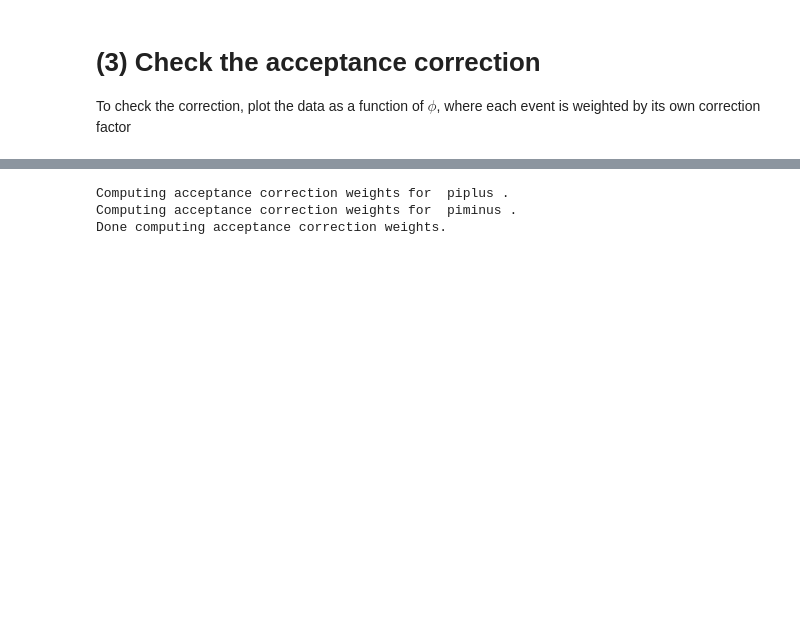
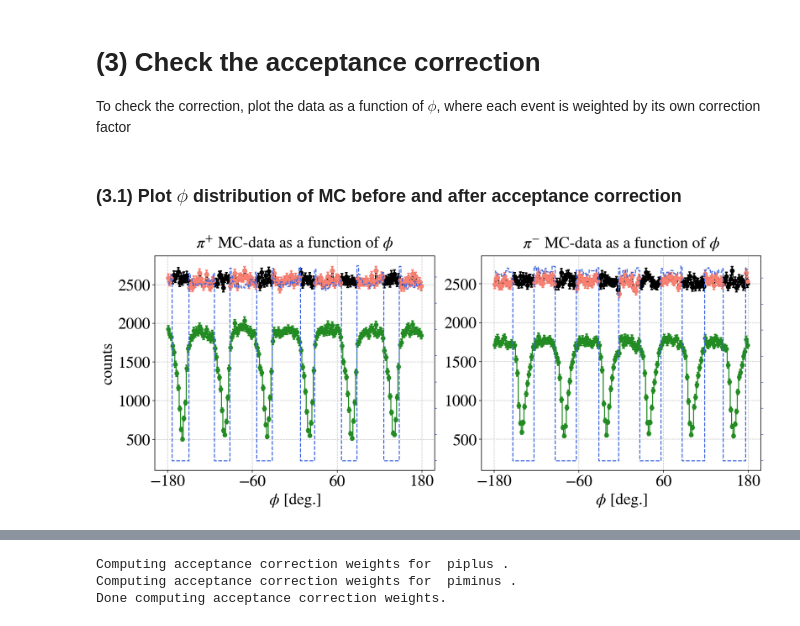
Before and after one commit to erezcoh4/SIDIS_at_BAND, a Jupyter notebook: PythonAnalysis/AcceptanceCorrections/acceptance_matching_and_correction.ipynb, the cells around one changed output, grey strips where cells are left out. Cells and saved outputs as stored; diff of their text form; code cells hidden in the pictures; blank space fills up the shorter version.

```diff
--- a/PythonAnalysis/AcceptanceCorrections/acceptance_matching_and_correction.ipynb
+++ b/PythonAnalysis/AcceptanceCorrections/acceptance_matching_and_correction.ipynb
@@ -253,3 +239,55 @@ plt.tight_layout();
 # %% [markdown]
 # (3) Check the acceptance correction
 To check the correction, plot the data as a function of $\phi$, where each event is weighted by its own correction factor
+# %% [markdown]
+### (3.1) Plot $\phi$ distribution of MC before and after acceptance correction
+# %%
+var_gen      = 'pi_Phi_g'
+label        = '$\phi$'
+units        = '[deg.]'
+scale_factor = r2d
+do_correct_directly = False
+
+fig = plt.figure(figsize=(14,6));
+for eepi_GEMC,pi_charge_name,pi_charge_label,pi_idx in zip([eepips_GEMC,eepims_GEMC],pi_charge_names,pi_labels,
+                                                           range(2)):
+    pi_ch   = pi_charge_name
+
+    df_gen  = eepi_GEMC;
+    x_gen   = df_gen[var_gen]
+    phi_gen = x_gen*scale_factor
+
+    df_acc     = eepi_GEMC[eepi_GEMC.pi_passed_cuts==1];
+    x_acc      = df_acc[var_gen]
+    phi_acc    = x_acc*scale_factor
+    w_acc_corr = [Compute_acceptance_correction_weight( pi_ch, phi ) for phi in phi_acc]
+
+    ax = fig.add_subplot(1,2,pi_idx+1)
+    plot_step_hist( phi_gen, phi_bins, weights=None,       color='k',           label='generated')
+    plot_step_hist( phi_acc, phi_bins, weights=None,       color='forestgreen', label='accepted')
+    plot_step_hist( phi_acc, phi_bins, weights=w_acc_corr, color='salmon',      label='corrected', do_plot_step=False)
+
+    if do_correct_directly:
+        plt.step( phi_centers, h[pi_ch+'acc']*AccCorrec[pi_ch], color='red', where='mid', label='corrected directly', linewidth=3 )
+
+    set_axes(ax,label + ' ' + units,'counts' if pi_idx==0 else '',
+                do_add_legend=False,
+                 title='$'+pi_charge_label+'$ MC-data as a function of '+label,
+             fontsize=24,
+             do_add_grid=True,xticks=xticks, ylim=(100,np.max(ax.get_ylim())))
+    # if pi_idx==1: ax.legend(bbox_to_anchor=(1.5,1.5),loc='right',fontsize=22)
+
+
+    # acceptance correction weight
+    ax2 = ax.twinx()
+    # ax2.step ( phi_centers, AccCorrec[pi_ch], '--', color='royalblue', where='mid', label=None )
+    ax2.step ( phi_centers, AccCorrecTightFiducial[pi_ch], '--', color='royalblue', where='mid', label=None )
+
+    set_axes(ax2,label + ' ' + units,'Acceptance correction' if pi_idx==2 else '',ticks_color='royalblue',
+             fontsize=20,
+             remove_ticks_y=False if pi_idx==2 else True)
+
+
+plt.tight_layout();
+# %% [output]
+[figure, added]
```
Also changed, not shown: parts of 44 cells of this notebook, 4 other files.
